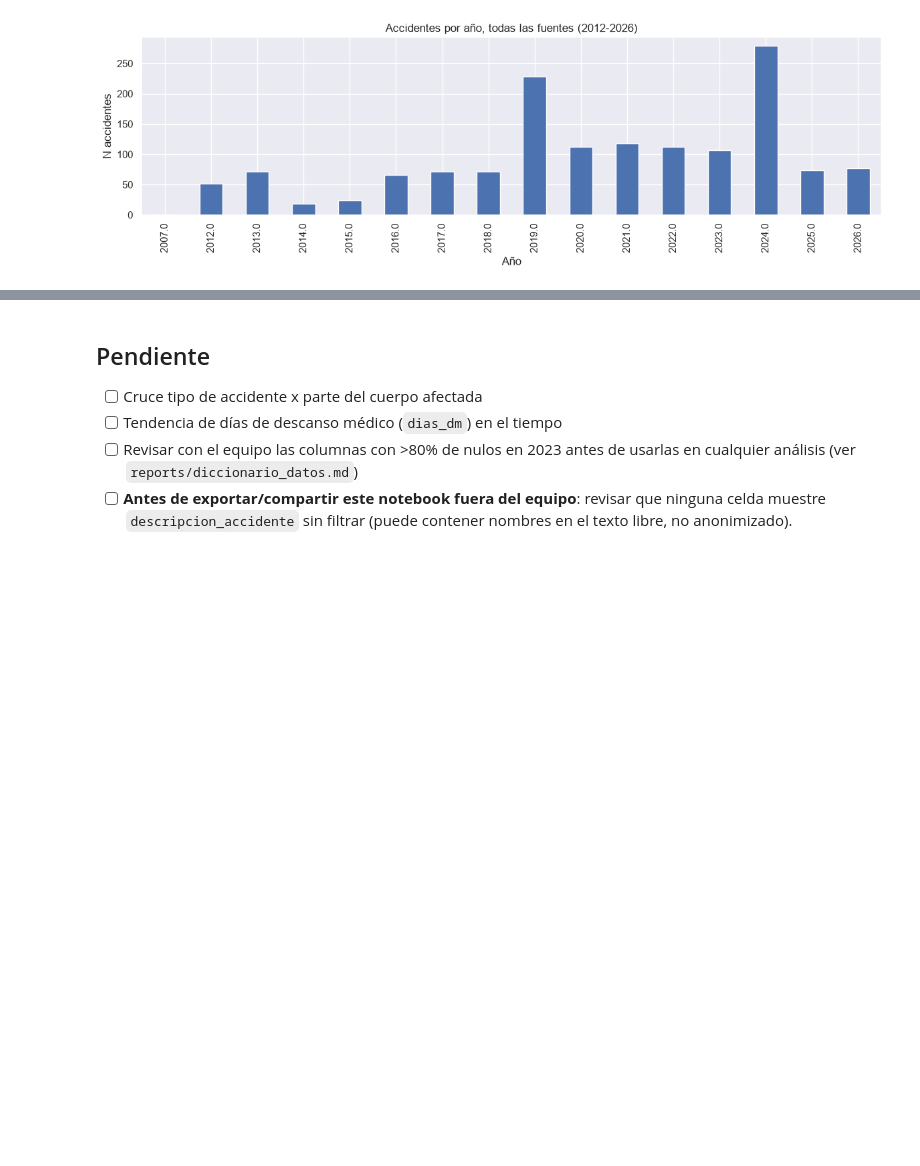
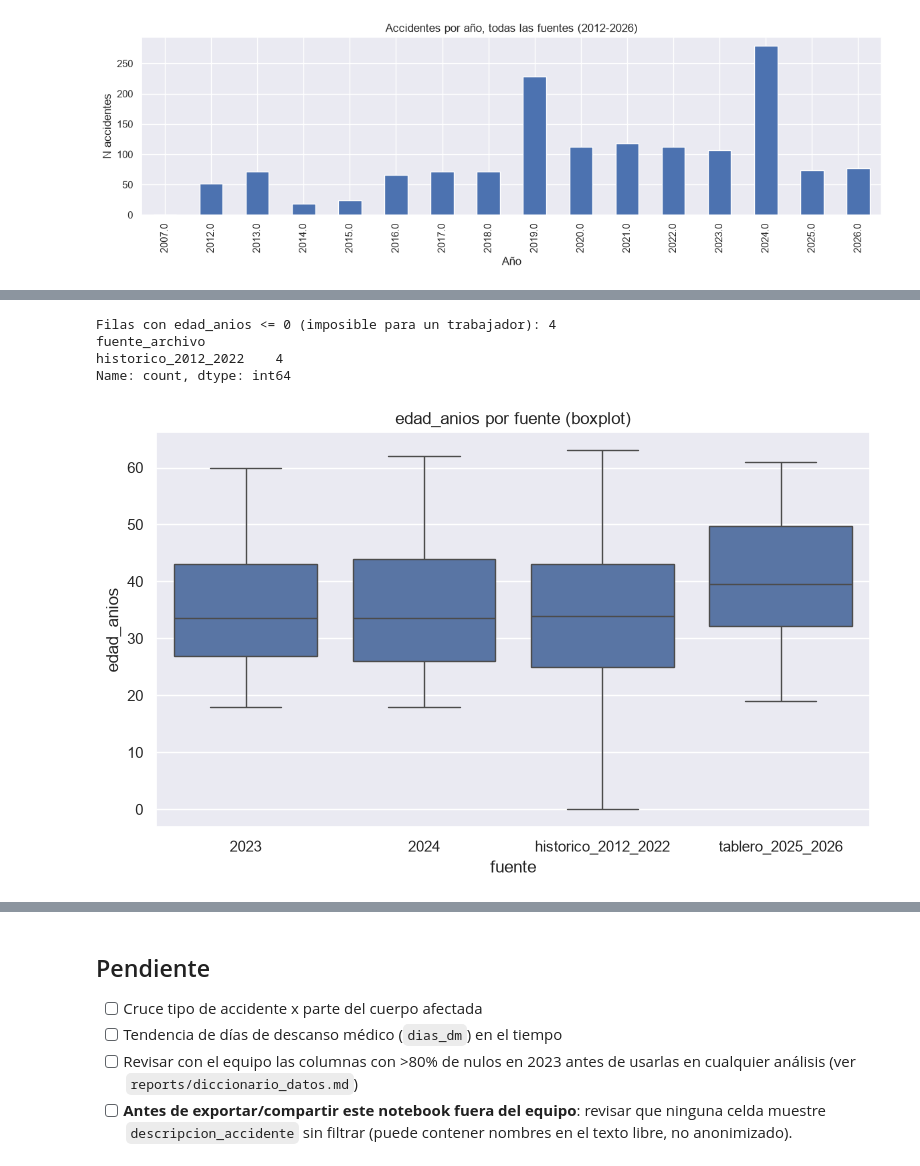
Before and after one commit to Jerimy2021/Applied-Machine-Learning, a Jupyter notebook: notebooks/01_eda_accidentes.ipynb, the cells around one changed output, grey strips where cells are left out. Drawn from its saved outputs; the diff is of its cells as text; code cells hidden in the pictures; blank space fills up the shorter version.

Commit message:
feat(eda): agregar boxplots de outliers a 01_eda_accidentes
Co-Authored-By: Claude Sonnet 5 <noreply@anthropic.com>
Claude-Session: https://claude.ai/code/session_01BYjGJEiFTvKiN8N8uMFcb5

```diff
--- a/notebooks/01_eda_accidentes.ipynb
+++ b/notebooks/01_eda_accidentes.ipynb
@@ -155,0 +205,23 @@ Total incidentes (evento distinto a accidente): 340
+# %%
+edad_por_fuente = pd.concat([
+    df[["edad_anios", "fuente_archivo"]].assign(fuente_archivo=df["fuente_archivo"].astype(str)),
+    df_historico[["edad_anios"]].assign(fuente_archivo="historico_2012_2022"),
+    df_2025_2026[["edad_anios"]].assign(fuente_archivo="tablero_2025_2026"),
+], ignore_index=True)
+
+n_edad_cero_o_menos = (edad_por_fuente["edad_anios"] <= 0).sum()
+print(f"Filas con edad_anios <= 0 (imposible para un trabajador): {n_edad_cero_o_menos}")
+print(edad_por_fuente.loc[edad_por_fuente["edad_anios"] <= 0, "fuente_archivo"].value_counts())
+
+fig, ax = plt.subplots(figsize=(8, 5))
+sns.boxplot(data=edad_por_fuente, x="fuente_archivo", y="edad_anios", ax=ax)
+ax.set_title("edad_anios por fuente (boxplot)")
+ax.set_xlabel("fuente")
+fig.tight_layout()
+fig.savefig(FIGURES_DIR / "outliers_boxplot_edad_anios.png", dpi=100)
+# %% [output]
+Filas con edad_anios <= 0 (imposible para un trabajador): 4
+fuente_archivo
+historico_2012_2022    4
+Name: count, dtype: int64
+[figure, added]
```
Also changed, not shown: parts of 7 cells of this notebook, 3 other files.
